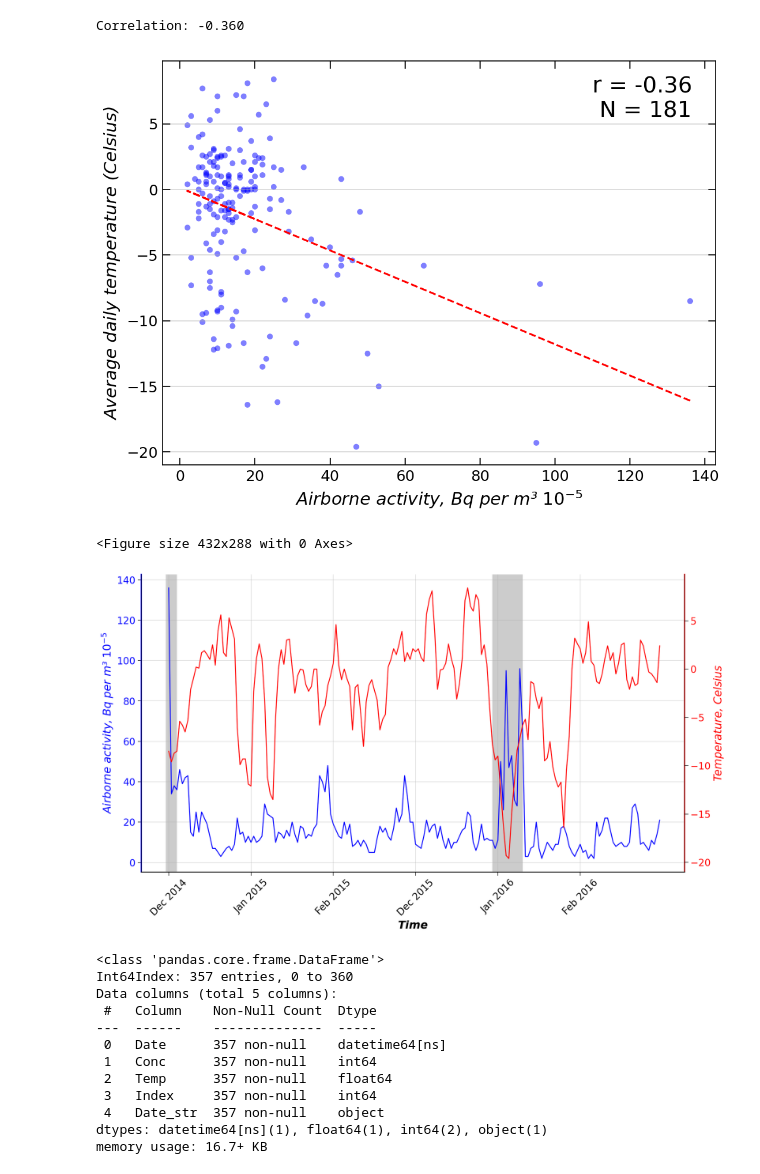
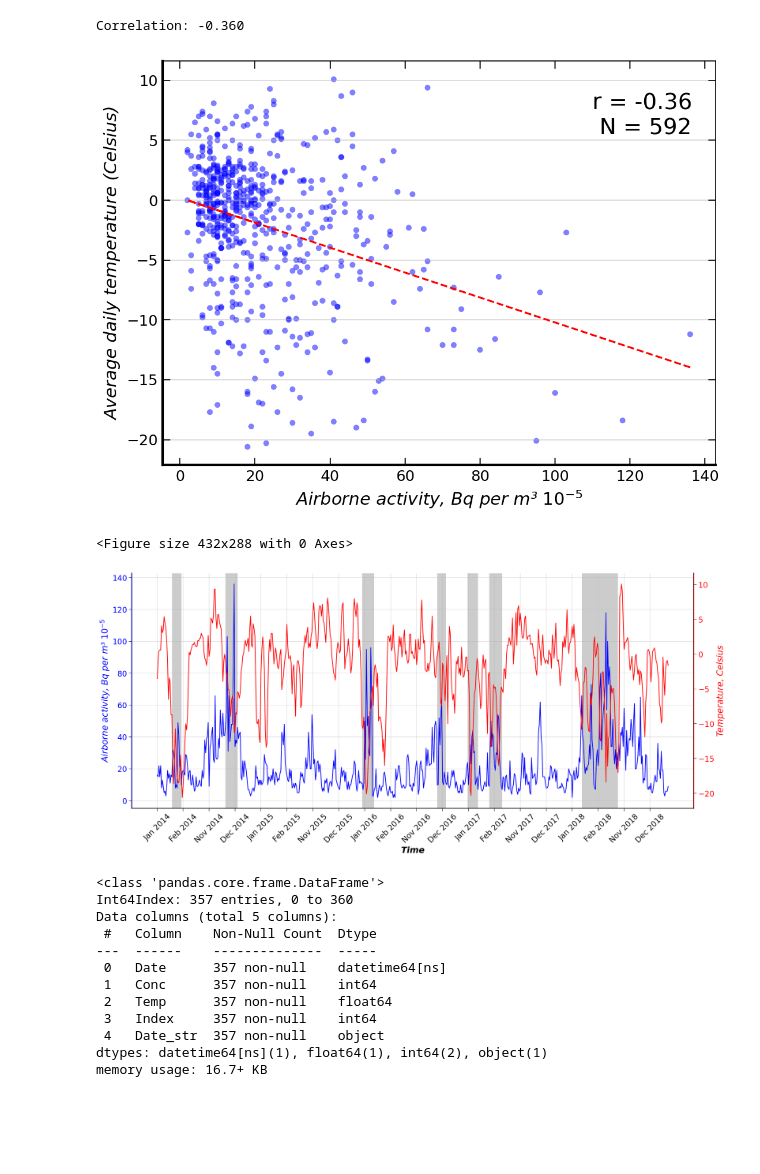
Before and after one commit to ADv0rnik/Data-analysis-for-JER, a Jupyter notebook: Activity'n'climate.ipynb, the cells around one changed output. Saved outputs shown, nothing was run; the diff lists cells and outputs as text; code cells hidden in the pictures; blank space fills up the shorter version.

```diff
--- a/Activity'n'climate.ipynb
+++ b/Activity'n'climate.ipynb
@@ -12,7 +12,7 @@ import datetime
 # %%
 import plotly.graph_objs as go
 # %%
-path ='/content/drive/MyDrive/Colab Notebooks/Data for JER/Temp_time_series2014-2016.csv'
+path ='/content/drive/MyDrive/Colab Notebooks/Data for JER/Temp_time_series2014-2018.csv'
 df = pd.read_csv(path,parse_dates=['Date'])
 df.dropna(inplace=True)
 df.tail(30)
@@ -193,17 +213,19 @@ print('Correlation: %.3f' % corr)
 # %% [output]
 Correlation: -0.360
 # %%
+ox1 = df['Conc']
+oy1 = df['Temp']
 s = chr(0x00b3)
 s1 = ' $10^{-5}$'
 
 fig, ax = plt.subplots(figsize = (8, 6), dpi =150)
 
-plt.scatter(ox, oy, marker = 'o',
+plt.scatter(ox1, oy1, marker = 'o',
             facecolor = 'blue',
             edgecolors='None',
             alpha=0.5,
             s= 22)
-z = np.polyfit(ox, oy, 1)
+z = np.polyfit(ox1, oy1, 1)
 p = np.poly1d(z)
 ax.tick_params(axis='both',
                direction='in',
@@ -219,26 +241,28 @@ ax.set_ylabel('Average daily temperature (Celsius)',
                fontsize = 14,
                fontstyle='oblique',
                fontweight = 'medium')
+ax.spines['left'].set_linewidth(2)
+ax.spines['bottom'].set_linewidth(2)
 plt.grid(axis = 'y', alpha =0.5)
 ax.plot(ox, p(ox),'r--')
-plt.text(110, 5.5, 'r = %.2f \n N = 181' % corr, fontsize = 18, ha="left")
+plt.text(110, 5.5, 'r = %.2f \n N = 592' % corr, fontsize = 18, ha="left")
 plt.show()
 plt.savefig('/content/drive/MyDrive/Colab Notebooks/Data for JER/fig7b.png')
 # %% [output]
-[figure, old version]
+[figure, new version]
 <Figure size 432x288 with 0 Axes>
 # %%
-x1 = df1['Index']
-y1 = df1['Temp']
-y2 = df1['Conc']
+x1 = df['Index']
+y1 = df['Temp']
+y2 = df['Conc']
 
-fig, ax1 = plt.subplots(1,1, figsize = (16, 9), dpi = 150)
+fig, ax1 = plt.subplots(1,1, figsize = (21, 9), dpi = 150)
 ax1.plot(x1, y2, color = 'blue')
 
 ax2 = ax1.twinx()
 ax2.plot(x1, y1, color = 'red')
-lbl = ['Dec 2014','Jan 2015','Feb 2015','Dec 2015', 'Jan 2016', 'Feb 2016']
-plt.xticks(range(1,180, 30), lbl, size ='medium')
+lbl = ['Jan 2014','Feb 2014','Nov 2014','Dec 2014','Jan 2015','Feb 2015','Nov 2015','Dec 2015','Jan 2016','Feb 2016','Nov 2016','Dec 2016','Jan 2017','Feb 2017','Nov 2017','Dec 2017','Jan 2018','Feb 2018','Nov 2018','Dec 2018']
+plt.xticks(range(1,591, 30), lbl, size ='medium')
 
 ax1.set_xlabel('Time',
                fontsize = 18,
@@ -254,37 +278,41 @@ ax1.set_ylabel('Airborne activity, Bq per m'+s + s1,
                fontstyle='oblique',
                fontweight = 'medium',
                color='blue')
 ax1.tick_params(axis='y',
                 direction='out',
                 labelsize = 16,
                 length = 6,
                 labelcolor='blue' )
-ax1.axvspan(119,130, facecolor = 'grey', alpha=0.4)
-ax1.axvspan(0,4, facecolor = 'grey', alpha=0.4)
+ax1.axvspan(80,94, facecolor = 'grey', alpha=0.4)
+ax1.axvspan(18,29, facecolor = 'grey', alpha=0.4)
+ax1.axvspan(238,252, facecolor = 'grey', alpha=0.4)
+ax1.axvspan(325,335, facecolor = 'grey', alpha=0.4)
+ax1.axvspan(360,372, facecolor = 'grey', alpha=0.4)
+ax1.axvspan(385,400, facecolor = 'grey', alpha=0.4)
+ax1.axvspan(492,534, facecolor = 'grey', alpha=0.4)
 ax1.grid(alpha = .5)
 
 ax2.set_ylabel('Temperature, Celsius',
                fontsize = 18,
                fontstyle='oblique',
                fontweight = 'medium',
                color='red')
 ax2.tick_params(axis='y',
                 direction='out',
                 labelsize = 16,
                 length = 6,
                 labelcolor='red' )
-
 ax1.spines['bottom'].set_linewidth(1.5)
 ax1.spines['right'].set_linewidth(2)
 ax1.spines['right'].set_color('red')
 ax1.spines['left'].set_linewidth(2)
 ax1.spines['left'].set_color('blue')
 ax1.spines['top'].set_visible(False)
 ax2.spines['top'].set_visible(False)
 plt.show()
 #plt.savefig('/content/drive/MyDrive/Colab Notebooks/Data for JER/fig7a.png', dpi = 80)
 # %% [output]
-[figure, old version]
+[figure, new version]
 # %%
 df['Date_str']=df['Date'].dt.strftime('%m/%d/%Y')
 df.info()
```
Also changed, not shown: parts of 7 cells of this notebook.
